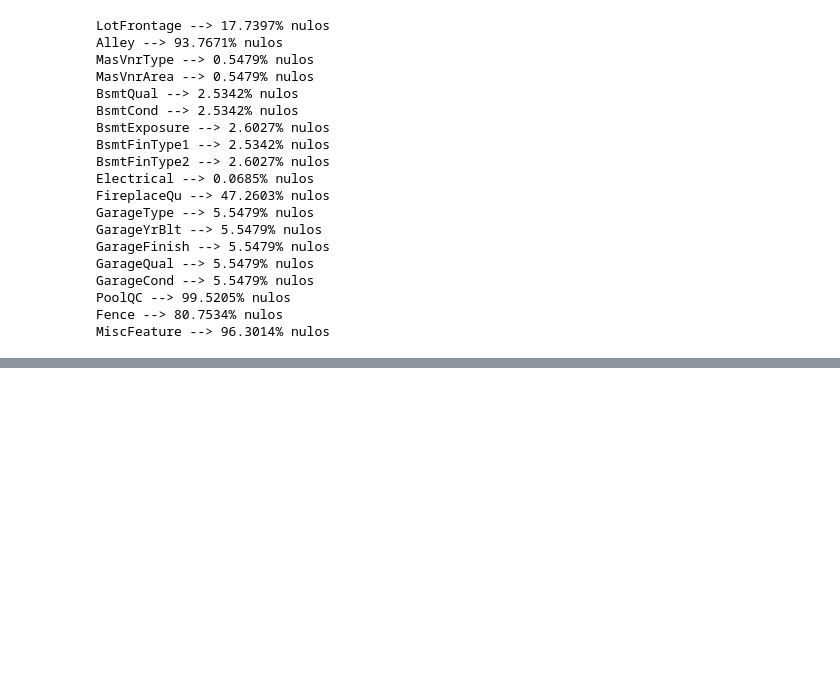
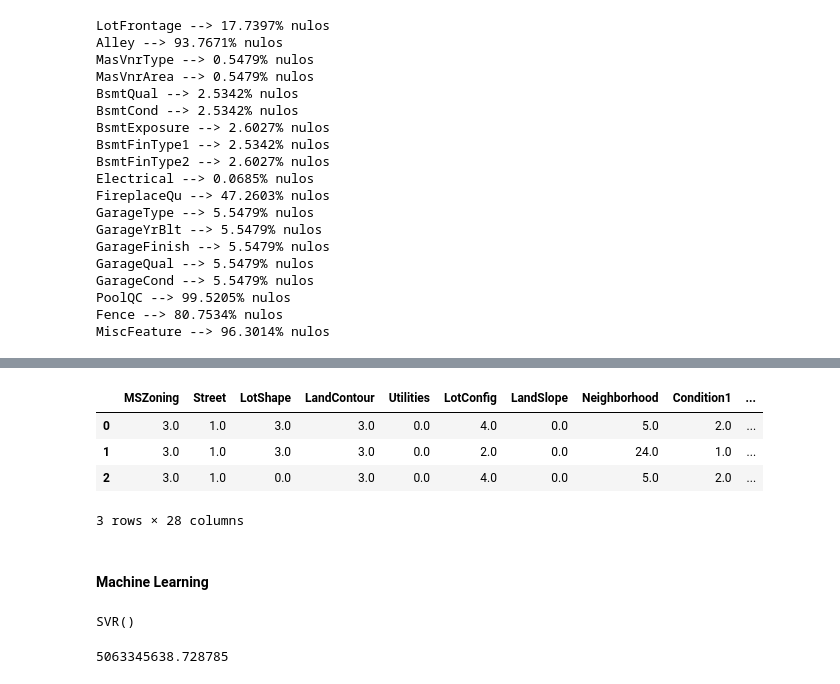
Before and after one commit to YuriSilv/price_house-analise, a Jupyter notebook: analise.ipynb, the cells around one changed output, grey strips where cells are left out. Drawn from its saved outputs; the diff is of its cells as text; code cells hidden in the pictures; blank space fills up the shorter version.

```diff
--- a/analise.ipynb
+++ b/analise.ipynb
@@ -126,0 +147,6 @@ TypeError: ufunc 'isnan' not supported for the input types, and the inputs could
+# %%
+from sklearn.preprocessing import OrdinalEncoder
+
+encoder = OrdinalEncoder()
+encoded = encoder.fit_transform(df_categorical)
+encoded
@@ -126,0 +161,11 @@ TypeError: ufunc 'isnan' not supported for the input types, and the inputs could
+# %%
+df_categorical_encoded = pd.DataFrame(data=encoded, columns=df_categorical.columns)
+df_categorical_encoded.head(3)
+# %% [output]
+|  | MSZoning | Street | LotShape | LandContour | Utilities | LotConfig | LandSlope | Neighborhood | Condition1 | ... |
+| 0 | 3.0 | 1.0 | 3.0 | 3.0 | 0.0 | 4.0 | 0.0 | 5.0 | 2.0 | ... |
+| 1 | 3.0 | 1.0 | 3.0 | 3.0 | 0.0 | 2.0 | 0.0 | 24.0 | 1.0 | ... |
+| 2 | 3.0 | 1.0 | 0.0 | 3.0 | 0.0 | 4.0 | 0.0 | 5.0 | 2.0 | ... |
+3 rows × 28 columns
+# %% [markdown]
+#### Machine Learning
@@ -126,0 +181,8 @@ TypeError: ufunc 'isnan' not supported for the input types, and the inputs could
+# %%
+from sklearn import svm
+
+clf = svm.SVR()
+
+clf.fit(x_train, y_train)
+# %% [output]
+SVR()
@@ -126,0 +191,6 @@ TypeError: ufunc 'isnan' not supported for the input types, and the inputs could
+# %%
+from sklearn.metrics import mean_squared_error
+
+mean_squared_error(y_teste, pred)
+# %% [output]
+5063345638.728785
```
Also changed, not shown: parts of 19 cells of this notebook.
